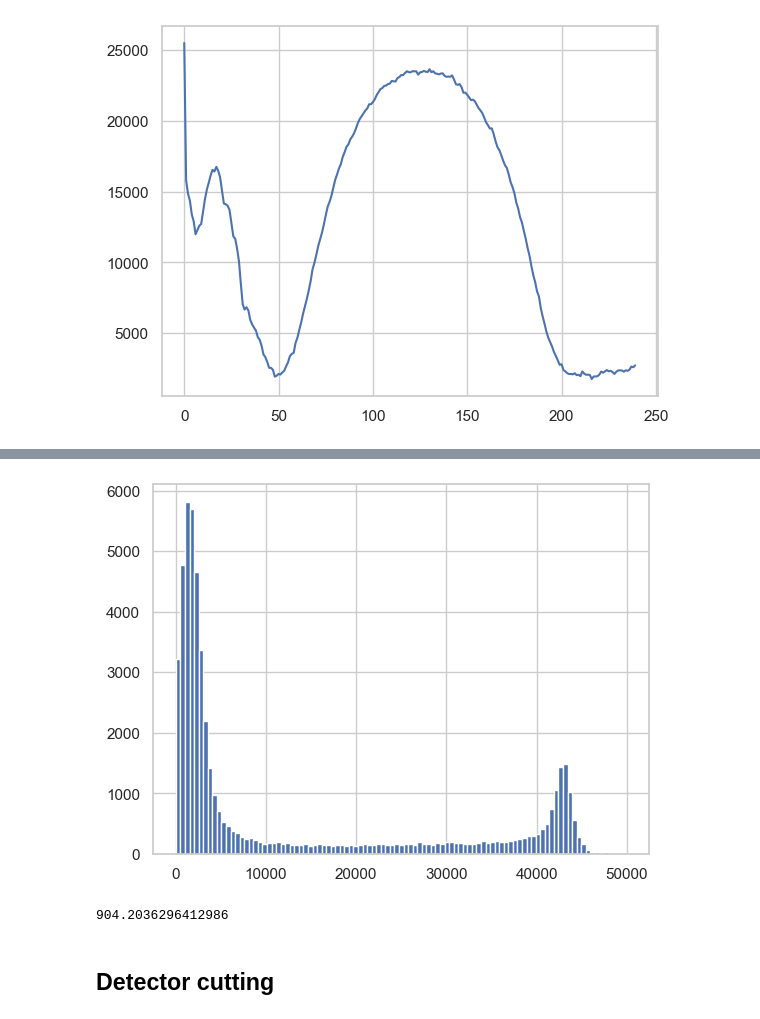
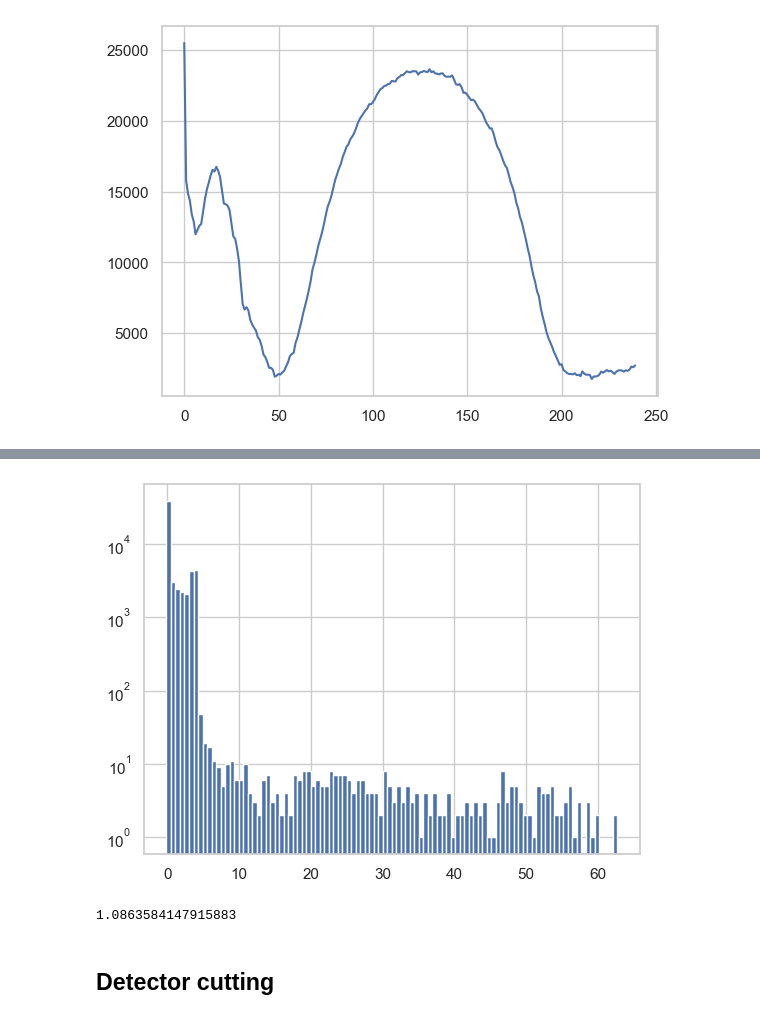
Before and after one commit to grzanka/osl_mb_foils, a Jupyter notebook: notebooks/playground/0.6-lg-2d-efficiency_10mm.ipynb, the cells around one changed output, grey strips where cells are left out. Cells and saved outputs as stored; diff of their text form; code cells hidden in the pictures.

```diff
--- a/notebooks/playground/0.6-lg-2d-efficiency_10mm.ipynb
+++ b/notebooks/playground/0.6-lg-2d-efficiency_10mm.ipynb
@@ -21,7 +21,9 @@ sns.set_theme(style="whitegrid")
 # %% [markdown]
 # EBT3 data loading
 # %%
-image_path = Path('C:\\Users\\Legion\\OneDrive - ifj.edu.pl\\Projects\\MB_foils\\2024-04-22\\skan108.npy')
+#image_path = Path('C:\\Users\\Legion\\OneDrive - ifj.edu.pl\\Projects\\MB_foils\\2024-04-22\\skan108.npy')
+image_path = project_dir / 'data' / 'raw' / '2024-04-22' / 'skan108.npy'
+#image_path = Path('C:\\Users\\Legion\\OneDrive - ifj.edu.pl\\Projects\\MB_foils\\2024-04-22\\skan108.npy')
 image_path.exists()
 # %% [output]
 True
@@ -92,5 +111,6 @@ plt.plot((bg_r - np.mean(foil_11[:,:,0], axis=1)) + (bg_g - np.mean(foil_11[:,:,
 # %%
-data = (bg_r - foil_11[:,:,0]) + (bg_g - foil_11[:,:,1]) + (bg_b - foil_11[:,:,2])
+#data = (bg_r - foil_11[:,:,0]) + (bg_g - foil_11[:,:,1]) + (bg_b - foil_11[:,:,2])
+data = (13.42539*np.log10(bg_g/foil_11[:,:,1])+61.67447*np.log10(bg_g/foil_11[:,:,1])**3)
 plt.imshow(data, cmap='inferno')
 # %% [output]
 <matplotlib.image.AxesImage at 0x...>
@@ -98,11 +118,12 @@ plt.imshow(data, cmap='inferno')
 # %%
-plt.hist(data.flatten(), bins=np.linspace(0, 50000, 100));
+plt.hist(data.flatten(), bins=100);
+plt.yscale('log')
 # %% [output]
-[figure, old version]
+[figure, new version]
 # %%
 data[data<2000].mean()
 # %% [output]
-904.2036296412986
+1.0863584147915883
 # %% [markdown]
 ## Detector cutting
 # %%
```
Also changed, not shown: parts of 23 cells of this notebook, 1 other file.
